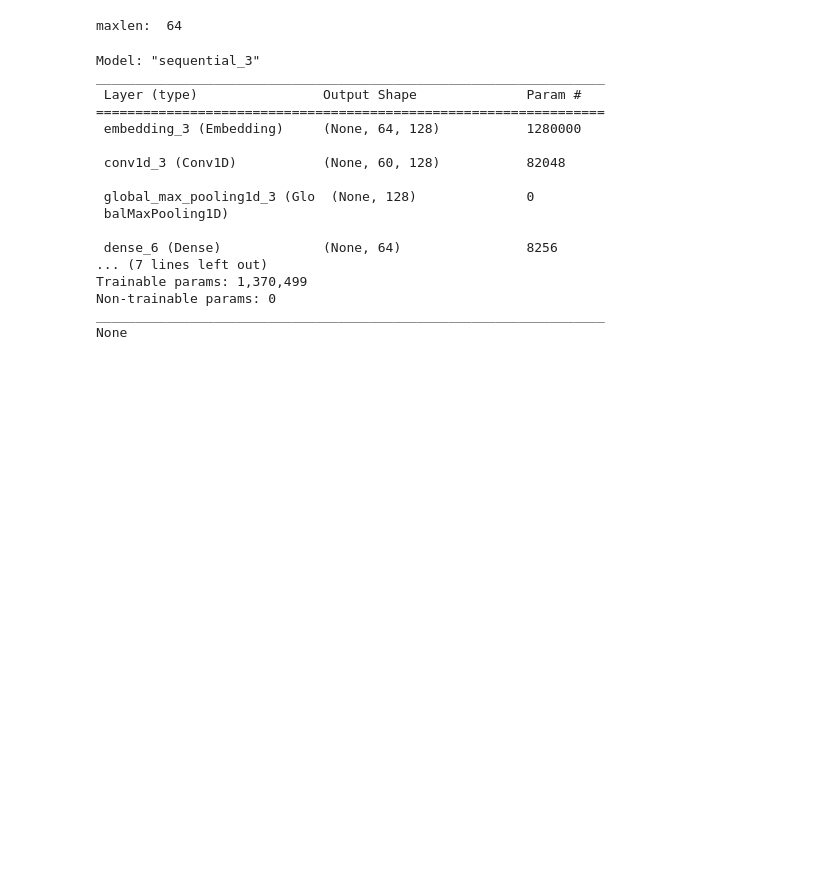
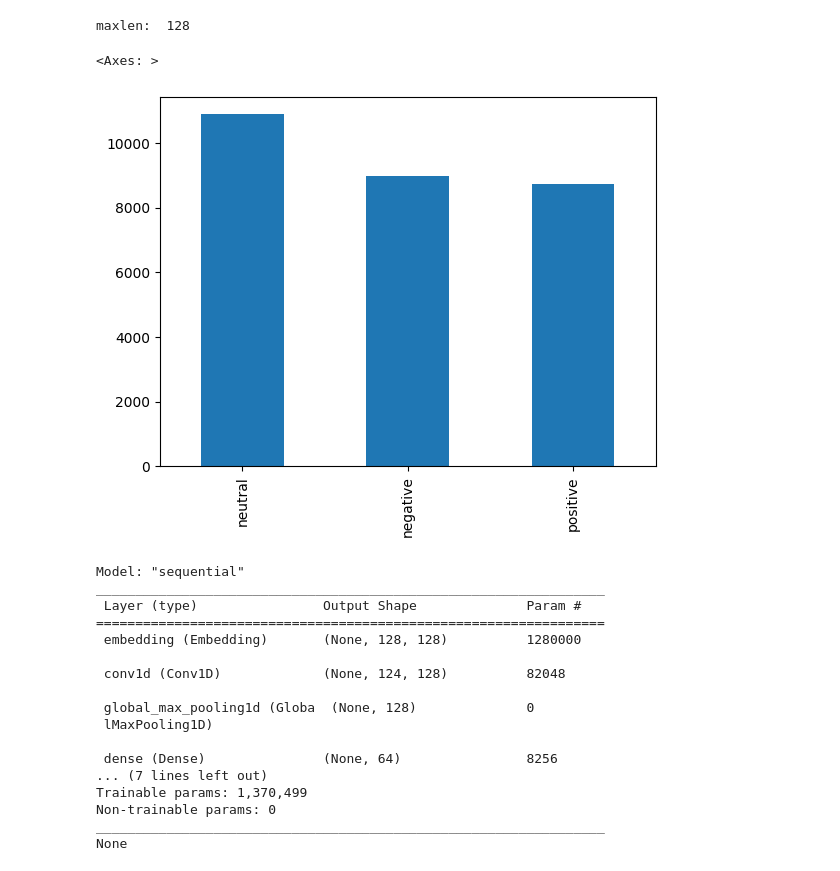
Before and after one commit to Notties/LabPython, a Jupyter notebook: models/modelTH.ipynb, the cells around one changed output. Drawn from its saved outputs; the diff is of its cells as text; code cells hidden in the pictures; blank space fills up the shorter version.

```diff
--- a/models/modelTH.ipynb
+++ b/models/modelTH.ipynb
@@ -24,9 +24,9 @@ ReduceLROnPlateau = tf.keras.callbacks.ReduceLROnPlateau
 # %%
 # Set the maximum number of words to keep based on word frequency
 max_words = 10000
-maxlen = 64  # Set the maximum sequence length
+maxlen = 128  # Set the maximum sequence length
 # Load the data from the CSV file
-df = pd.read_csv('C:/Project-Sentiment-Analysis/Sentiment-Analysis-Model/datasets\datasetSUMTH.csv')
+df = pd.read_csv('C:/Sentiment-Analysis-Model/datasets/datasetSUMTH.csv')
 # dfpos = pd.read_csv('C:/Sentiment-Analysis-Model/datasets/datasetEN_filtered_POS.csv')
 # dfneg = pd.read_csv('C:/Sentiment-Analysis-Model/datasets/datasetEN_filtered_NEG.csv')
 # dfneu = pd.read_csv('C:/Sentiment-Analysis-Model/datasets/datasetEN_filtered_NEU.csv')
@@ -82,7 +82,12 @@ x_test = pad_sequences(x_test, maxlen=maxlen)
 
 print("maxlen: ", maxlen)
 # %% [output]
-maxlen:  64
+maxlen:  128
+# %%
+data['sentiment'].value_counts().plot.bar()
+# %% [output]
+<Axes: >
+[figure, added]
 # %%
 # Create the model
 model = Sequential()
@@ -96,18 +101,18 @@ model.add(Dense(3, activation='softmax'))
 model.compile(optimizer='adam', loss='categorical_crossentropy', metrics=['accuracy'])
 print(model.summary())
 # %% [output]
-Model: "sequential_3"
+Model: "sequential"
 _________________________________________________________________
  Layer (type)                Output Shape              Param #
 =================================================================
- embedding_3 (Embedding)     (None, 64, 128)           1280000
+ embedding (Embedding)       (None, 128, 128)          1280000
 
- conv1d_3 (Conv1D)           (None, 60, 128)           82048
+ conv1d (Conv1D)             (None, 124, 128)          82048
 
- global_max_pooling1d_3 (Glo  (None, 128)              0
- balMaxPooling1D)
+ global_max_pooling1d (Globa  (None, 128)              0
+ lMaxPooling1D)
 
- dense_6 (Dense)             (None, 64)                8256
+ dense (Dense)               (None, 64)                8256
 ... (7 lines left out)
 Trainable params: 1,370,499
 Non-trainable params: 0
```
Also changed, not shown: parts of 4 cells of this notebook, 10 other files.
